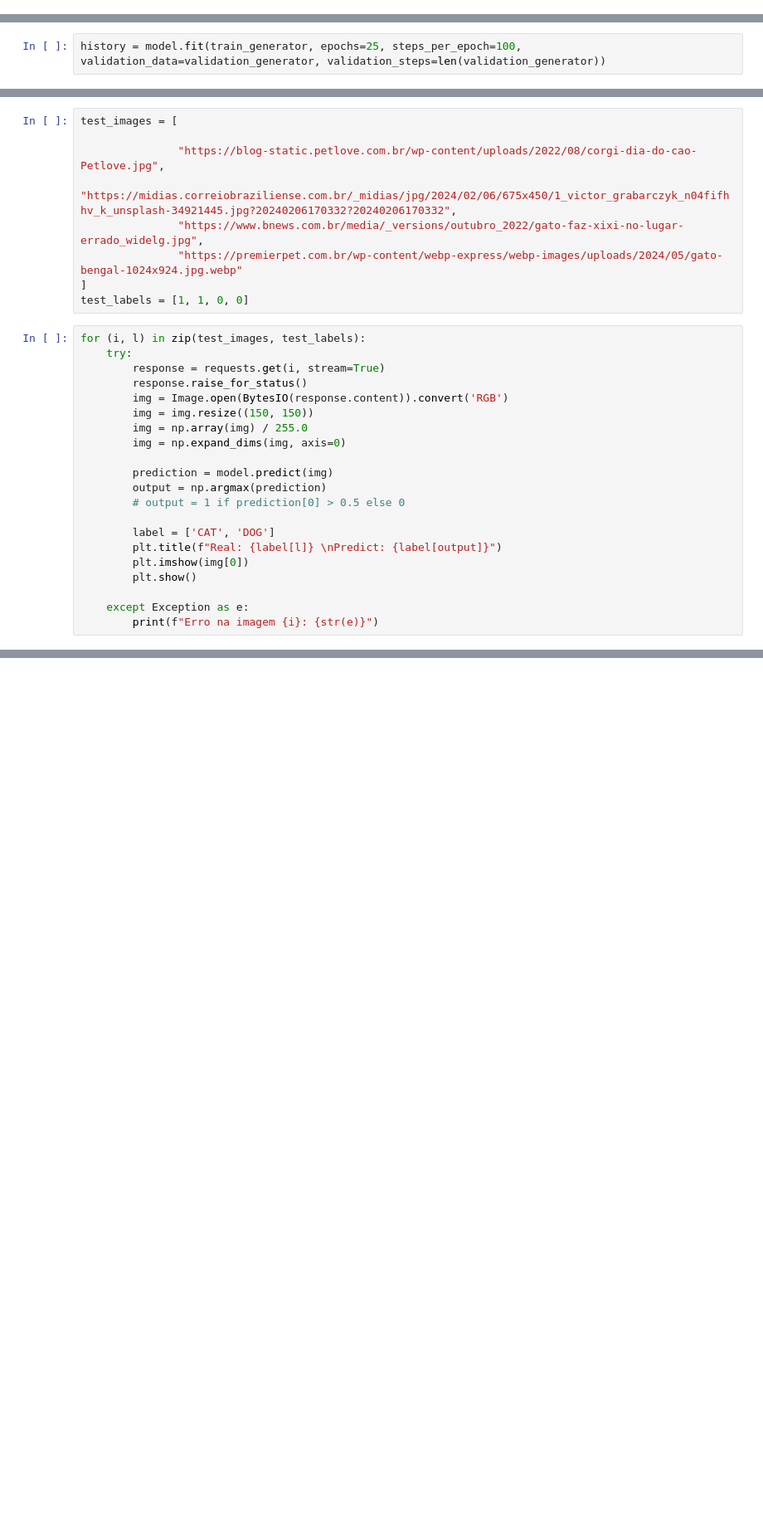
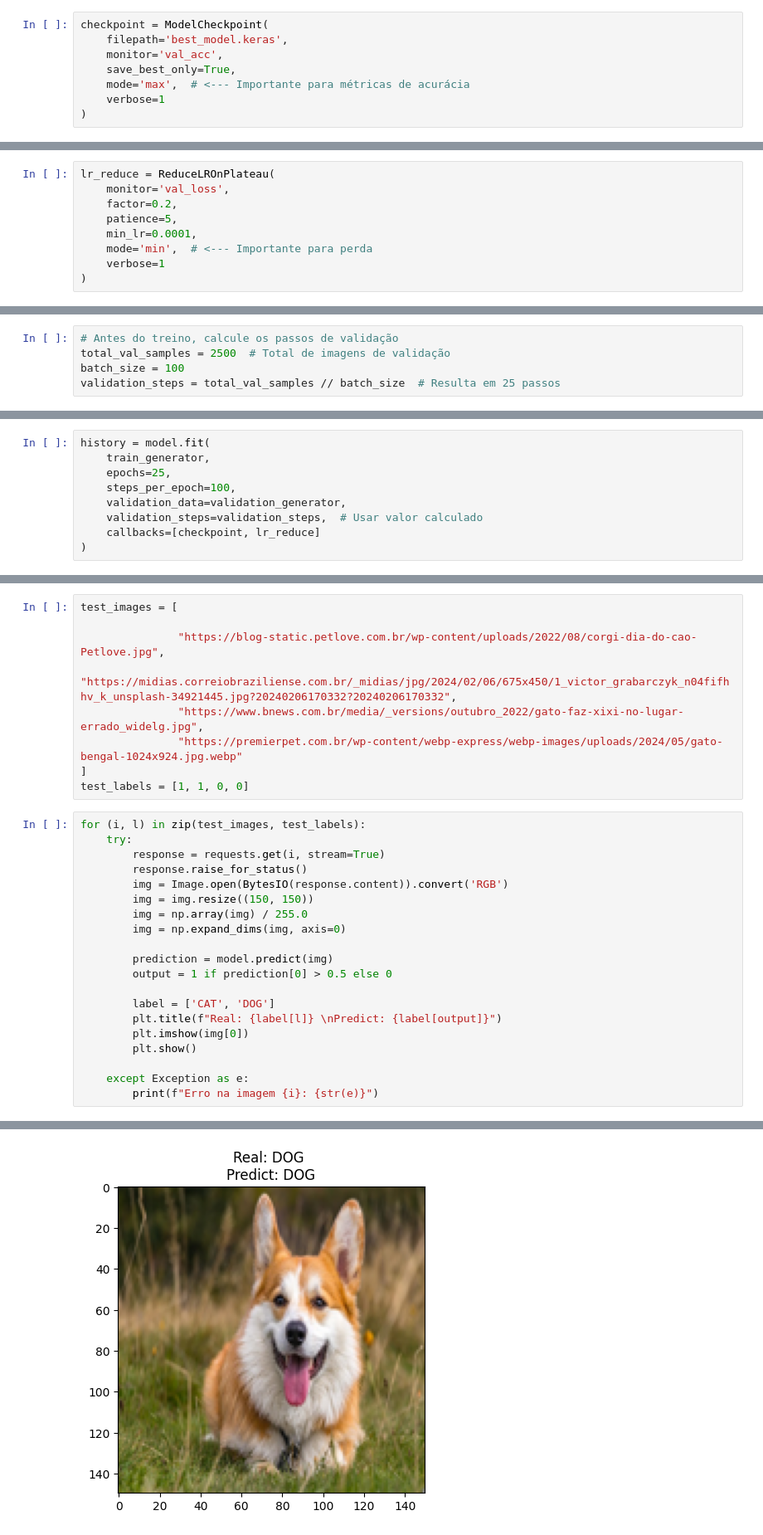
Before and after one commit to mateusribeirocampos/diollm, a Jupyter notebook: Notebooks/Projetos_DIO/Projeto_transfer_Learning_Python.ipynb, the cells around one changed output, grey strips where cells are left out. Shown at 83% size. Saved outputs shown, nothing was run; the diff lists cells and outputs as text; blank space fills up the shorter version.

Commit message:
Model trained after modified.

```diff
--- a/Notebooks/Projetos_DIO/Projeto_transfer_Learning_Python.ipynb
+++ b/Notebooks/Projetos_DIO/Projeto_transfer_Learning_Python.ipynb
@@ -233,0 +252,8 @@ train_datagen = ImageDataGenerator(
+# %%
+checkpoint = ModelCheckpoint(
+    filepath='best_model.keras',
+    monitor='val_acc',
+    save_best_only=True,
+    mode='max',  # <--- Importante para métricas de acurácia
+    verbose=1
+)
@@ -234,3 +270,12 @@ train_datagen = ImageDataGenerator(
+# %%
+lr_reduce = ReduceLROnPlateau(
+    monitor='val_loss',
+    factor=0.2,
+    patience=5,
+    min_lr=0.0001,
+    mode='min',  # <--- Importante para perda
+    verbose=1
+)
 # %% [markdown]
 ## Preparação para o treino e validação
 
@@ -287,10 +332,22 @@ Esta linha é onde o treinamento real da rede neural acontece. Ela usa a funçã
 
 *Em termos mais simples:
 Imagine que você está ensinando um truque a um cachorro. Você mostra o truque ao cachorro (dados de treinamento) e ele tenta aprendê-lo. Você repete o truque várias vezes (épocas) e, ocasionalmente, verifica o quão bem o cão está se saindo com novas variações do truque (dados de validação). model.fit() é como o processo de ensinar o cão, e os argumentos controlam por quanto tempo e com que frequência você pratica e testa. A variável history é como um registro do progresso do cão durante o treinamento.*
+# %%
+# Antes do treino, calcule os passos de validação
+total_val_samples = 2500  # Total de imagens de validação
+batch_size = 100
+validation_steps = total_val_samples // batch_size  # Resulta em 25 passos
 # %%
 import time
 start = time.time()
 # %%
-history = model.fit(train_generator, epochs=25, steps_per_epoch=100, validation_data=validation_generator, validation_steps=len(validation_generator))
+history = model.fit(
+    train_generator,
+    epochs=25,
+    steps_per_epoch=100,
+    validation_data=validation_generator,
+    validation_steps=validation_steps,  # Usar valor calculado
+    callbacks=[checkpoint, lr_reduce]
+)
 # %% [output]
 Epoch 1/25
@@ -401,8 +460,7 @@ for (i, l) in zip(test_images, test_labels):
         img = np.expand_dims(img, axis=0)
 
         prediction = model.predict(img)
-        output = np.argmax(prediction)
-        # output = 1 if prediction[0] > 0.5 else 0
+        output = 1 if prediction[0] > 0.5 else 0
 
         label = ['CAT', 'DOG']
         plt.title(f"Real: {label[l]} \nPredict: {label[output]}")
@@ -415,0 +474 @@ NameError: name 'test_images' is not defined
+[figure, added]
```
Also changed, not shown: parts of 18 cells of this notebook.
